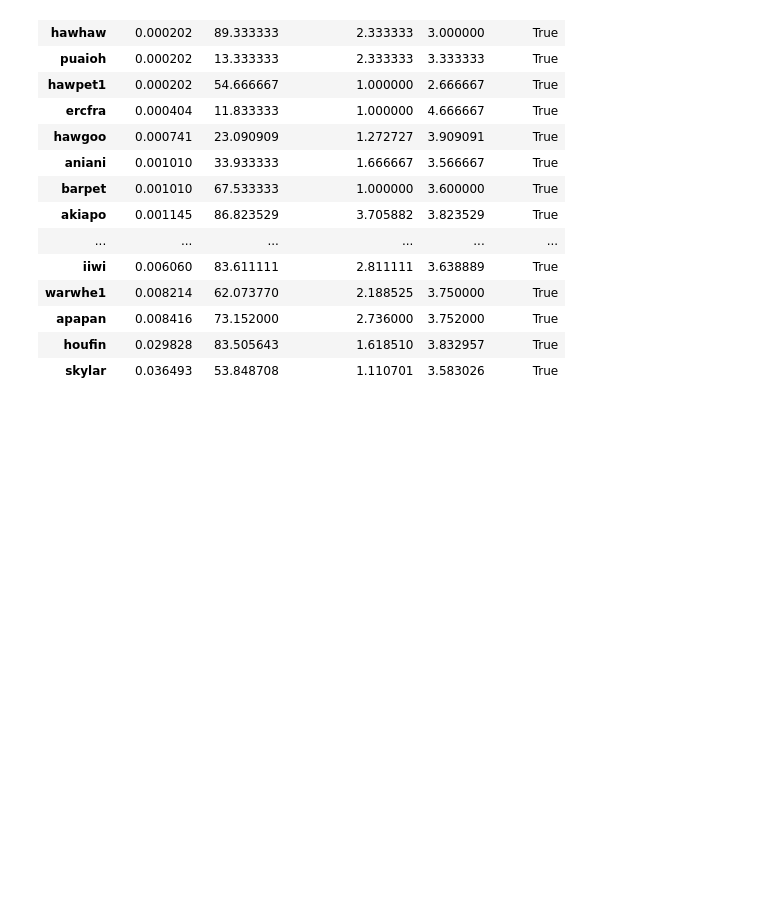
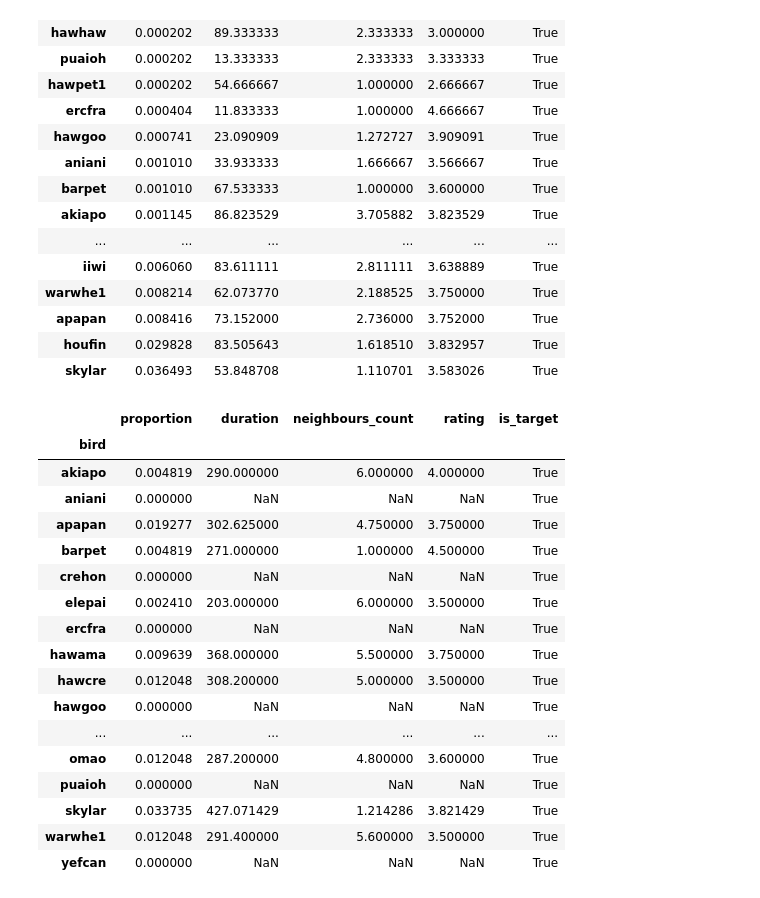
Before and after one commit to ermekaitygulov/BirdCLEF, a Jupyter notebook: StatStudy.ipynb, the cells around one changed output. Saved outputs shown, nothing was run; the diff lists cells and outputs as text; code cells hidden in the pictures; blank space fills up the shorter version.

```diff
--- a/StatStudy.ipynb
+++ b/StatStudy.ipynb
@@ -47,10 +51,14 @@ train_meta, val_meta = train_test_split(
     random_state=42,
 #     stratify=all_target[:, all_target.sum(axis=0) >= 100]
 )
+bigduration_meta = train_meta[train_meta.duration > 180]
+smallduration_meta = train_meta[train_meta.duration <= 180]
 # %%
 train_target = np.array([t for t in train_meta.target])
 val_target = np.array([t for t in val_meta.target])
 all_target = np.array([t for t in all_meta.target])
+bigdur_target = np.array([t for t in bigduration_meta.target])
+smalldur_target = np.array([t for t in smallduration_meta.target])
 # %%
 def count_stat(meta, target):
     proportion = target.mean(axis=0)
@@ -73,6 +81,8 @@ def count_stat(meta, target):
 train_stat = count_stat(train_meta, train_target)
 val_stat = count_stat(val_meta, val_target)
 all_stat = count_stat(all_meta, all_target)
+bigdur_stat = count_stat(bigduration_meta, bigdur_target)
+smalldur_stat = count_stat(smallduration_meta, smalldur_target)
 # %%
 sns.pairplot(
     train_stat,
@@ -175,0 +186,21 @@ train_test_split(all_meta,
+# %%
+bigdur_stat[bigdur_stat.is_target]
+# %% [output]
+|  | proportion | duration | neighbours_count | rating | is_target |
+| bird |  |  |  |  |  |
+| akiapo | 0.004819 | 290.000000 | 6.000000 | 4.000000 | True |
+| aniani | 0.000000 | NaN | NaN | NaN | True |
+| apapan | 0.019277 | 302.625000 | 4.750000 | 3.750000 | True |
+| barpet | 0.004819 | 271.000000 | 1.000000 | 4.500000 | True |
+| crehon | 0.000000 | NaN | NaN | NaN | True |
+| elepai | 0.002410 | 203.000000 | 6.000000 | 3.500000 | True |
+| ercfra | 0.000000 | NaN | NaN | NaN | True |
+| hawama | 0.009639 | 368.000000 | 5.500000 | 3.750000 | True |
+| hawcre | 0.012048 | 308.200000 | 5.000000 | 3.500000 | True |
+| hawgoo | 0.000000 | NaN | NaN | NaN | True |
+| ... | ... | ... | ... | ... | ... |
+| omao | 0.012048 | 287.200000 | 4.800000 | 3.600000 | True |
+| puaioh | 0.000000 | NaN | NaN | NaN | True |
+| skylar | 0.033735 | 427.071429 | 1.214286 | 3.821429 | True |
+| warwhe1 | 0.012048 | 291.400000 | 5.600000 | 3.500000 | True |
+| yefcan | 0.000000 | NaN | NaN | NaN | True |
```
Also changed, not shown: parts of 15 cells of this notebook, 4 other files.
